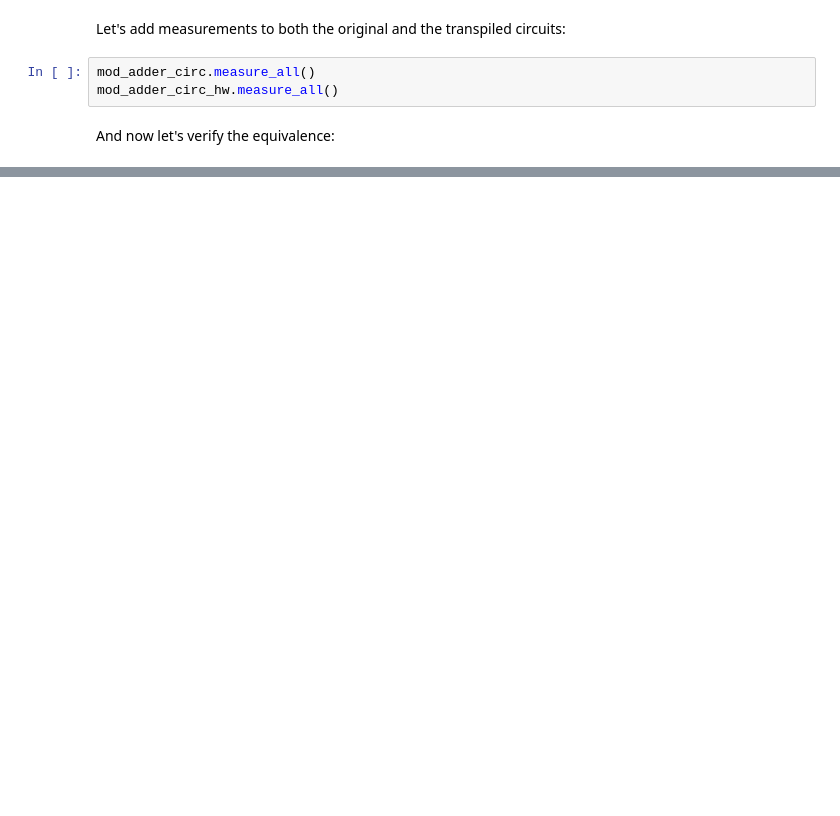
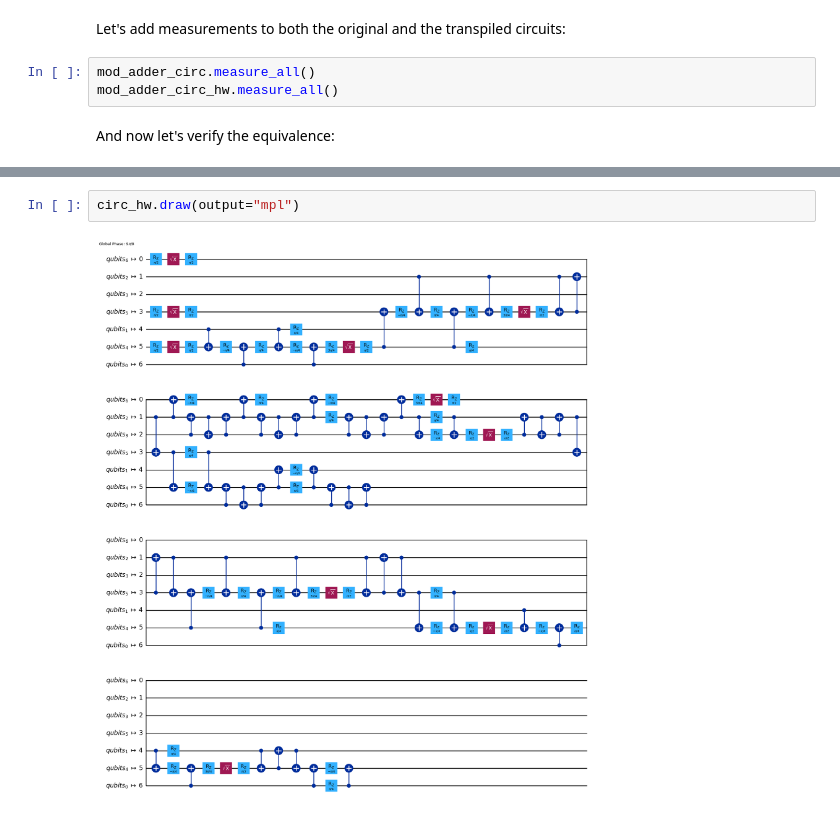
Before and after one commit to abhishekabhishek/cpsc-513-project, a Jupyter notebook: sandbox/1203_qcec_config.ipynb, the cells around one changed output, grey strips where cells are left out. Saved outputs shown, nothing was run; the diff lists cells and outputs as text; blank space fills up the shorter version.

```diff
--- a/sandbox/1203_qcec_config.ipynb
+++ b/sandbox/1203_qcec_config.ipynb
@@ -68,0 +226,4 @@ qcec.verify(mod_adder_circ, mod_adder_circ_hw, config)
+# %%
+circ_hw.draw(output="mpl")
+# %% [output]
+[figure, added]
```
Also changed, not shown: parts of 18 cells of this notebook, 3 other files.
